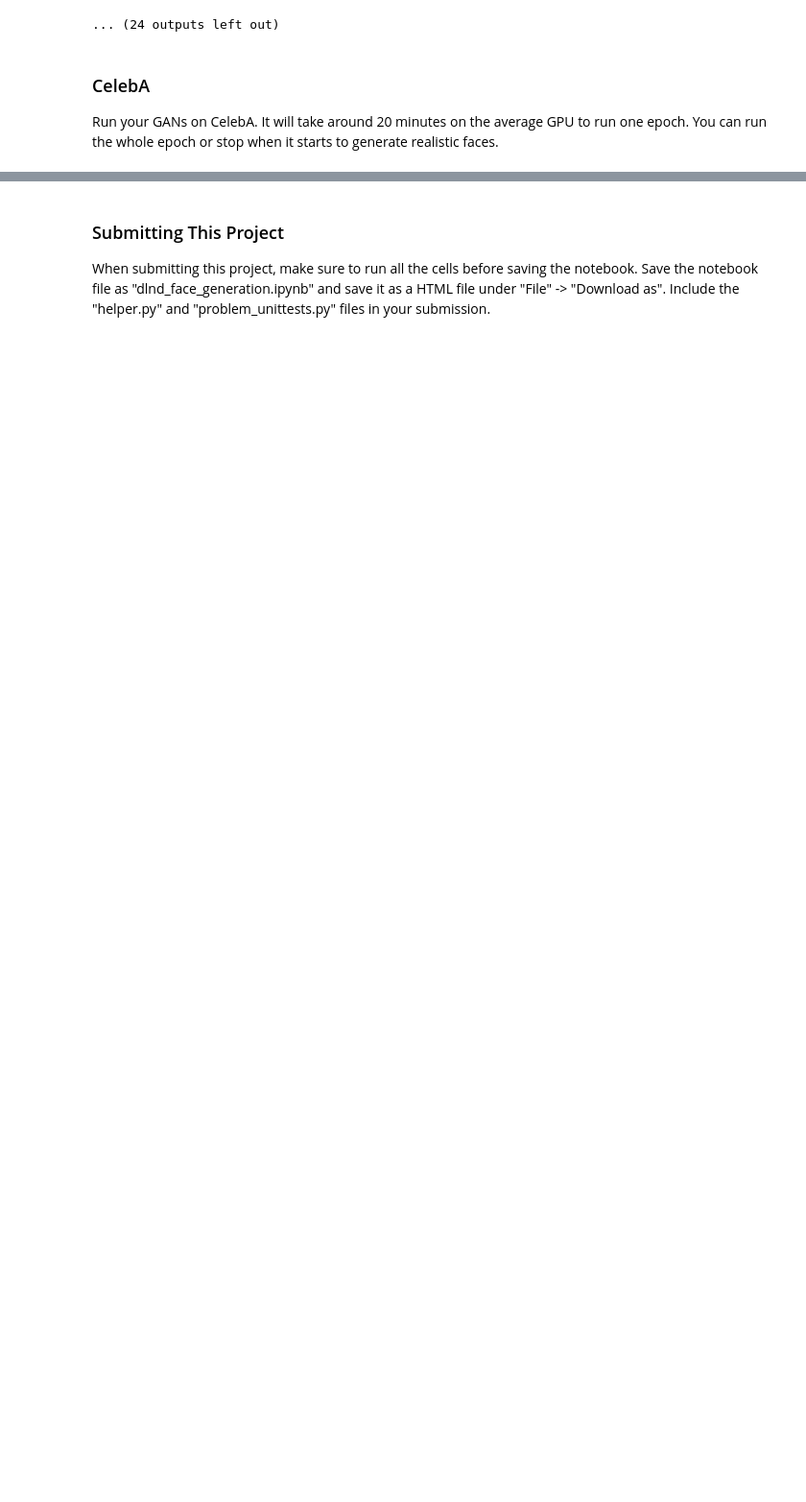
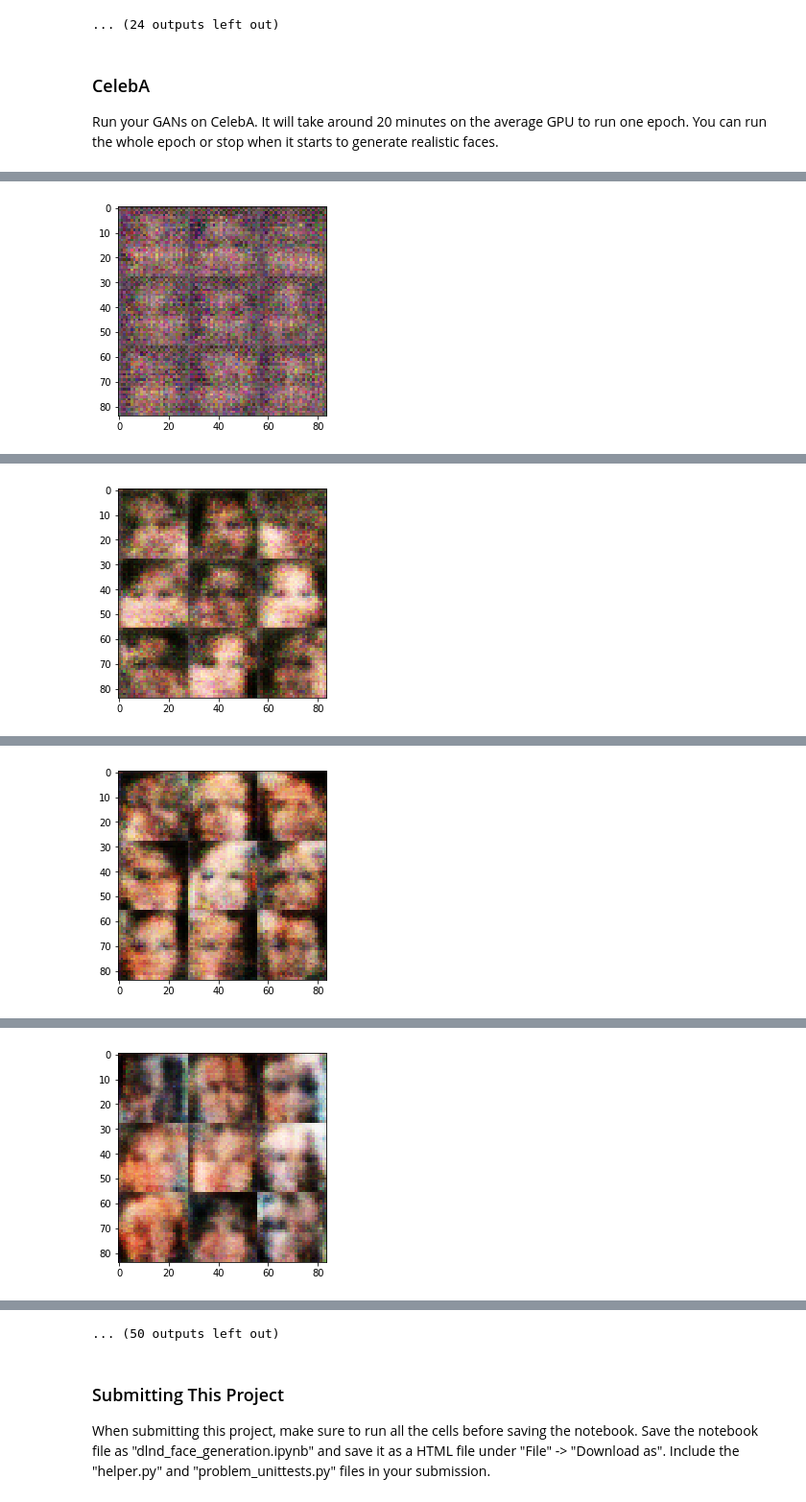
Before and after one commit to hoshi-satsuki/DLND_Face-Creation, a Jupyter notebook: dlnd_face_generation.ipynb, the cells around one changed output, grey strips where cells are left out. Shown at 96% size. Drawn from its saved outputs; the diff is of its cells as text; code cells hidden in the pictures; blank space fills up the shorter version.

```diff
--- a/dlnd_face_generation.ipynb
+++ b/dlnd_face_generation.ipynb
@@ -412,10 +413,10 @@ Epoch 0... Batch:600 Discriminator Loss: 1.0510... Generator Loss: 1.0710
 ### CelebA
 Run your GANs on CelebA.  It will take around 20 minutes on the average GPU to run one epoch.  You can run the whole epoch or stop when it starts to generate realistic faces.
 # %%
-batch_size = None
-z_dim = None
-learning_rate = None
-beta1 = None
+batch_size = 64
+z_dim = 100
+learning_rate = 0.0002
+beta1 = 0.5
 
 
 """
@@ -427,3 +428,4 @@ celeba_dataset = helper.Dataset('celeba', glob(os.path.join(data_dir, 'img_align
 with tf.Graph().as_default():
     train(epochs, batch_size, z_dim, learning_rate, beta1, celeba_dataset.get_batches,
           celeba_dataset.shape, celeba_dataset.image_mode)
+# %% [output]
@@ -429,0 +433 @@ with tf.Graph().as_default():
+[figure, added]
@@ -429,0 +435 @@ with tf.Graph().as_default():
+[figure, added]
@@ -429,0 +437 @@ with tf.Graph().as_default():
+[figure, added]
@@ -429,0 +439 @@ with tf.Graph().as_default():
+[figure, added]
@@ -430,3 +444,4 @@ with tf.Graph().as_default():
+... (50 outputs left out)
 # %% [markdown]
 ### Submitting This Project
 When submitting this project, make sure to run all the cells before saving the notebook. Save the notebook file as "dlnd_face_generation.ipynb" and save it as a HTML file under "File" -> "Download as". Include the "helper.py" and "problem_unittests.py" files in your submission.
```
Also changed, not shown: parts of 7 cells of this notebook.
